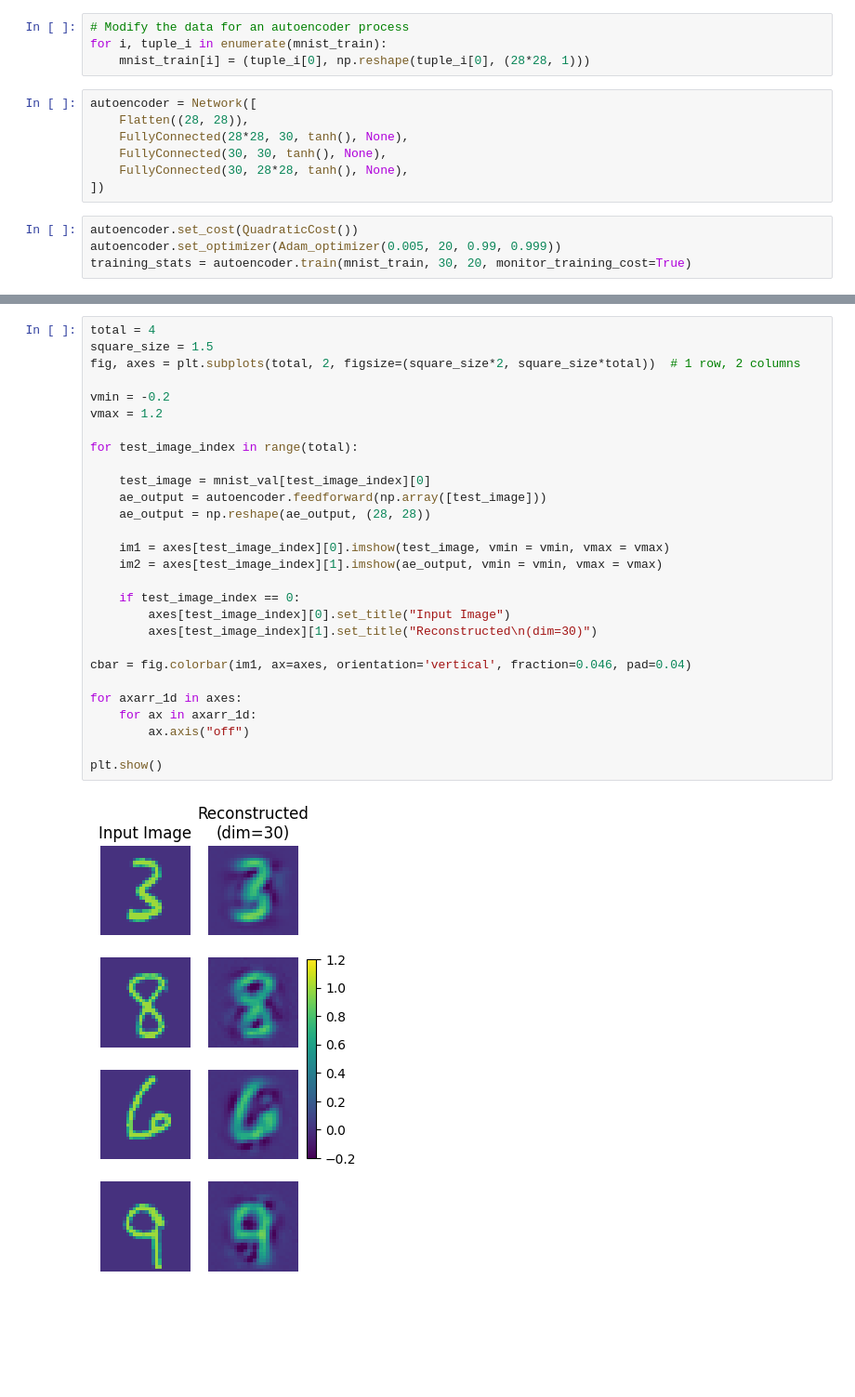
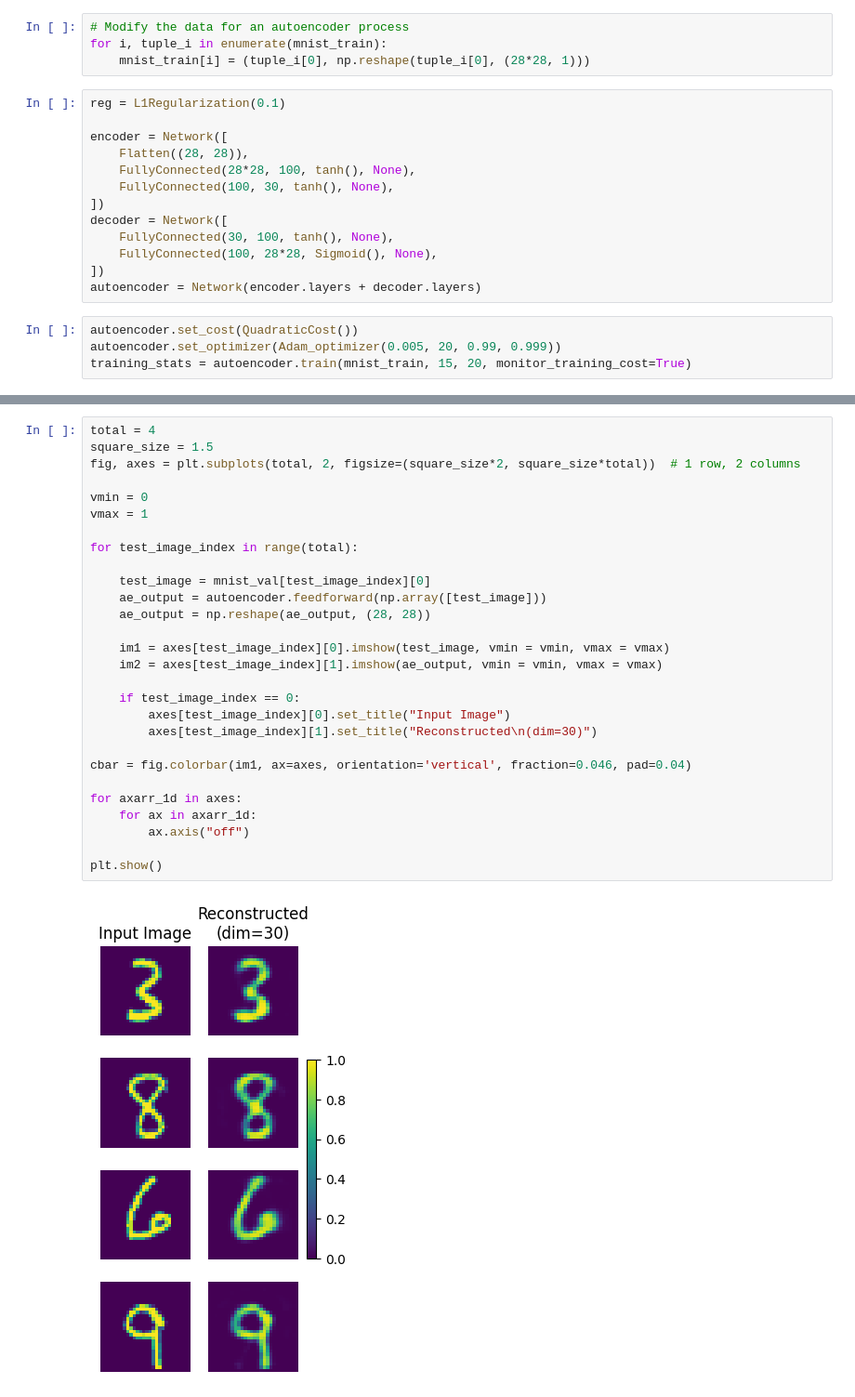
Before and after one commit to stanleytheli/mini-ml, a Jupyter notebook: src/demo_autoencoder.ipynb, the cells around one changed output, grey strips where cells are left out. Shown at 93% size. Drawn from its saved outputs; the diff is of its cells as text; blank space fills up the shorter version.

Commit message:
Update autoencoder demo with latent space interpolation and train better autoencoder

```diff
--- a/src/demo_autoencoder.ipynb
+++ b/src/demo_autoencoder.ipynb
@@ -12,14 +12,20 @@ mnist_train, mnist_val, mnist_test = mnist_loader.load_data_wrapper("../data/mni
 for i, tuple_i in enumerate(mnist_train):
     mnist_train[i] = (tuple_i[0], np.reshape(tuple_i[0], (28*28, 1)))
 # %%
-autoencoder = Network([
+reg = L1Regularization(0.1)
+
+encoder = Network([
     Flatten((28, 28)),
-    FullyConnected(28*28, 30, tanh(), None),
-    FullyConnected(30, 30, tanh(), None),
-    FullyConnected(30, 28*28, tanh(), None),
+    FullyConnected(28*28, 100, tanh(), None),
+    FullyConnected(100, 30, tanh(), None),
 ])
+decoder = Network([
+    FullyConnected(30, 100, tanh(), None),
+    FullyConnected(100, 28*28, Sigmoid(), None),
+])
+autoencoder = Network(encoder.layers + decoder.layers)
 # %%
 autoencoder.set_cost(QuadraticCost())
 autoencoder.set_optimizer(Adam_optimizer(0.005, 20, 0.99, 0.999))
-training_stats = autoencoder.train(mnist_train, 30, 20, monitor_training_cost=True)
+training_stats = autoencoder.train(mnist_train, 15, 20, monitor_training_cost=True)
 # %% [output]
@@ -48,30 +57,30 @@ plt.plot(training_stats["training_cost"])
 # %%
 total = 4
 square_size = 1.5
 fig, axes = plt.subplots(total, 2, figsize=(square_size*2, square_size*total))  # 1 row, 2 columns
 
-vmin = -0.2
-vmax = 1.2
+vmin = 0
+vmax = 1
 
 for test_image_index in range(total):
 
     test_image = mnist_val[test_image_index][0]
     ae_output = autoencoder.feedforward(np.array([test_image]))
     ae_output = np.reshape(ae_output, (28, 28))
 
     im1 = axes[test_image_index][0].imshow(test_image, vmin = vmin, vmax = vmax)
     im2 = axes[test_image_index][1].imshow(ae_output, vmin = vmin, vmax = vmax)
 
     if test_image_index == 0:
         axes[test_image_index][0].set_title("Input Image")
         axes[test_image_index][1].set_title("Reconstructed\n(dim=30)")
 
 cbar = fig.colorbar(im1, ax=axes, orientation='vertical', fraction=0.046, pad=0.04)
 
 for axarr_1d in axes:
     for ax in axarr_1d:
         ax.axis("off")
 
 plt.show()
 # %% [output]
-[figure, old version]
+[figure, new version]
```
Also changed, not shown: parts of 6 cells of this notebook, 2 other files.
